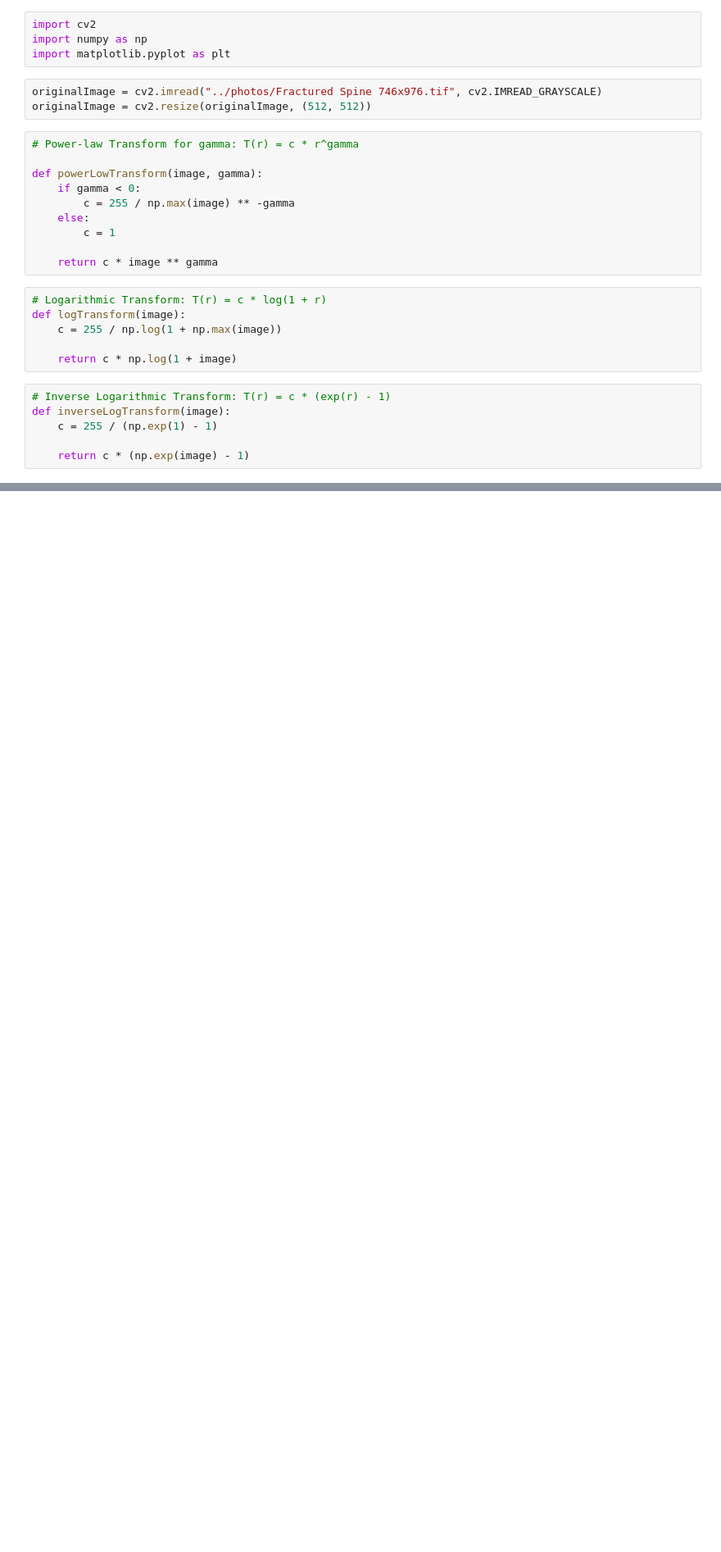
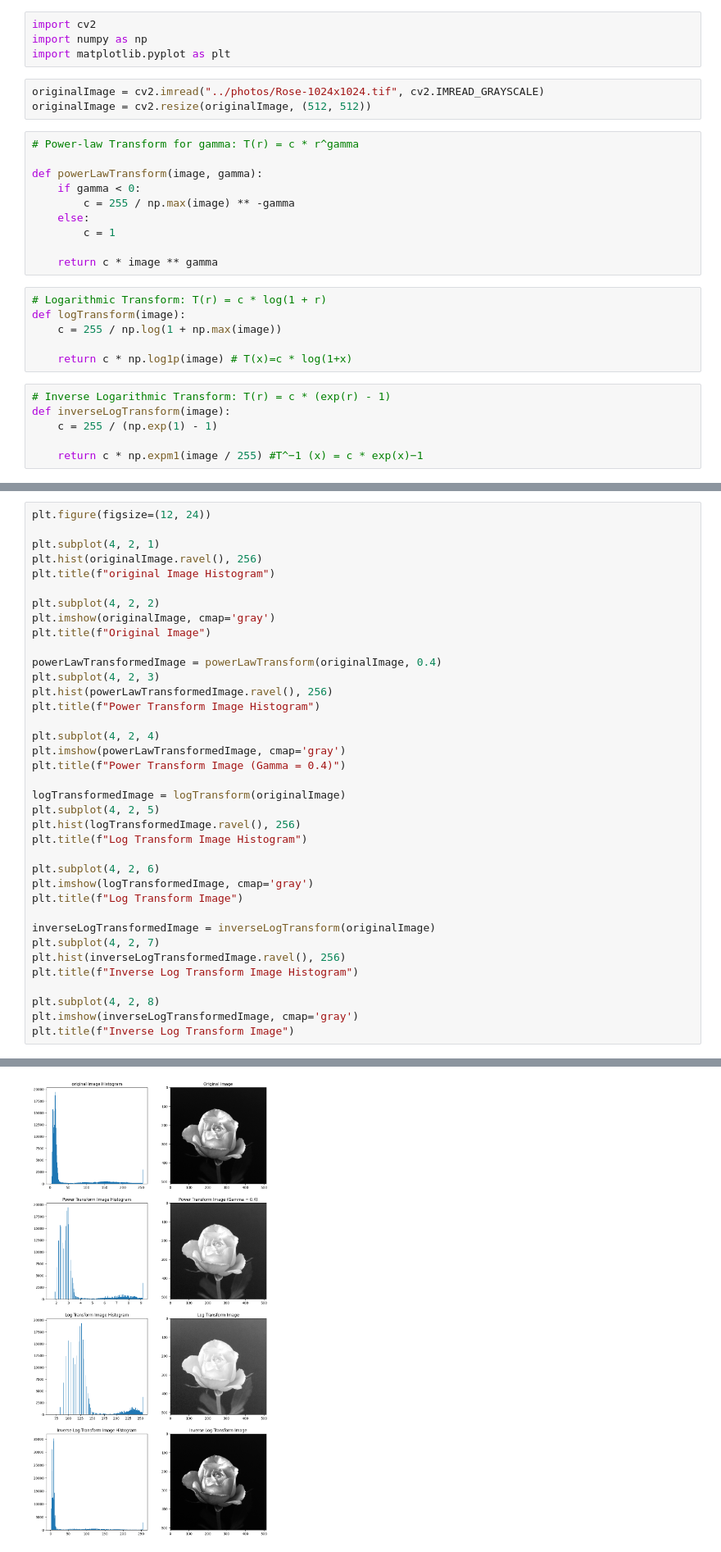
Before and after one commit to fahimahammed/digital-image-processing, a Jupyter notebook: 2-enhencement-with-point-processing/b-power-law-and-inverse-log.ipynb, the cells around one changed output, grey strips where cells are left out. Shown: that part at 82% size. Drawn from its saved outputs; the diff is of its cells as text; blank space fills up the shorter version.

Commit message:
power law and log and inverse log transform

```diff
--- a/2-enhencement-with-point-processing/b-power-law-and-inverse-log.ipynb
+++ b/2-enhencement-with-point-processing/b-power-law-and-inverse-log.ipynb
@@ -3,12 +3,12 @@ import cv2
 import numpy as np
 import matplotlib.pyplot as plt
 # %%
-originalImage = cv2.imread("../photos/Fractured Spine 746x976.tif", cv2.IMREAD_GRAYSCALE)
+originalImage = cv2.imread("../photos/Rose-1024x1024.tif", cv2.IMREAD_GRAYSCALE)
 originalImage = cv2.resize(originalImage, (512, 512))
 # %%
 # Power-law Transform for gamma: T(r) = c * r^gamma
 
-def powerLowTransform(image, gamma):
+def powerLawTransform(image, gamma):
     if gamma < 0:
         c = 255 / np.max(image) ** -gamma
     else:
@@ -20,10 +20,10 @@ def powerLowTransform(image, gamma):
 def logTransform(image):
     c = 255 / np.log(1 + np.max(image))
 
-    return c * np.log(1 + image)
+    return c * np.log1p(image) # T(x)=c * log(1+x)
 # %%
 # Inverse Logarithmic Transform: T(r) = c * (exp(r) - 1)
 def inverseLogTransform(image):
     c = 255 / (np.exp(1) - 1)
 
-    return c * (np.exp(image) - 1)
+    return c * np.expm1(image / 255) #T^−1 (x) = c * exp(x)−1
@@ -35,0 +30,38 @@ plt.imshow(powerLowTransform(originalImage, 1), cmap='gray')
+# %%
+plt.figure(figsize=(12, 24))
+
+plt.subplot(4, 2, 1)
+plt.hist(originalImage.ravel(), 256)
+plt.title(f"original Image Histogram")
+
+plt.subplot(4, 2, 2)
+plt.imshow(originalImage, cmap='gray')
+plt.title(f"Original Image")
+
+powerLawTransformedImage = powerLawTransform(originalImage, 0.4)
+plt.subplot(4, 2, 3)
+plt.hist(powerLawTransformedImage.ravel(), 256)
+plt.title(f"Power Transform Image Histogram")
+
+plt.subplot(4, 2, 4)
+plt.imshow(powerLawTransformedImage, cmap='gray')
+plt.title(f"Power Transform Image (Gamma = 0.4)")
+
+logTransformedImage = logTransform(originalImage)
+plt.subplot(4, 2, 5)
+plt.hist(logTransformedImage.ravel(), 256)
+plt.title(f"Log Transform Image Histogram")
+
+plt.subplot(4, 2, 6)
+plt.imshow(logTransformedImage, cmap='gray')
+plt.title(f"Log Transform Image")
+
+inverseLogTransformedImage = inverseLogTransform(originalImage)
+plt.subplot(4, 2, 7)
+plt.hist(inverseLogTransformedImage.ravel(), 256)
+plt.title(f"Inverse Log Transform Image Histogram")
+
+plt.subplot(4, 2, 8)
+plt.imshow(inverseLogTransformedImage, cmap='gray')
+plt.title(f"Inverse Log Transform Image")
+# %% [output]
@@ -35,0 +69 @@ plt.imshow(powerLowTransform(originalImage, 1), cmap='gray')
+[figure, added]
```
Also changed, not shown: parts of 2 cells of this notebook.
